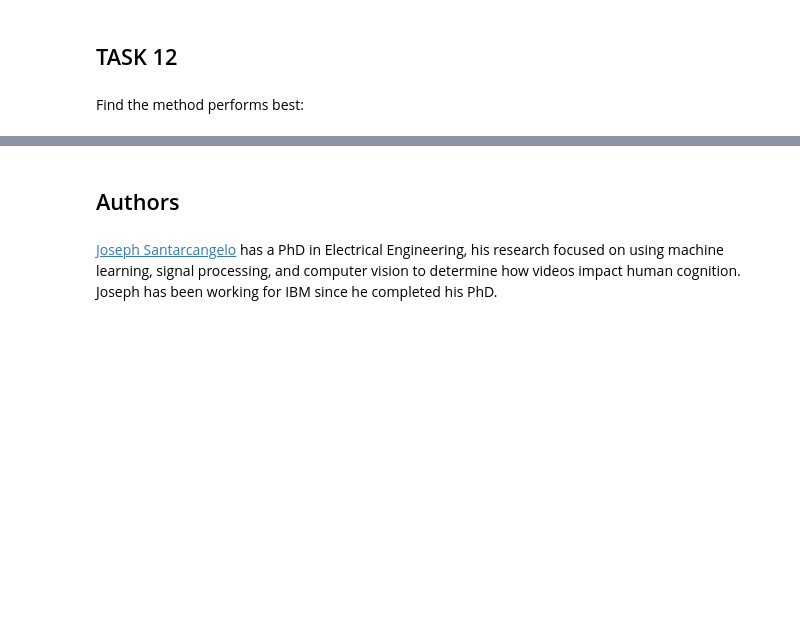
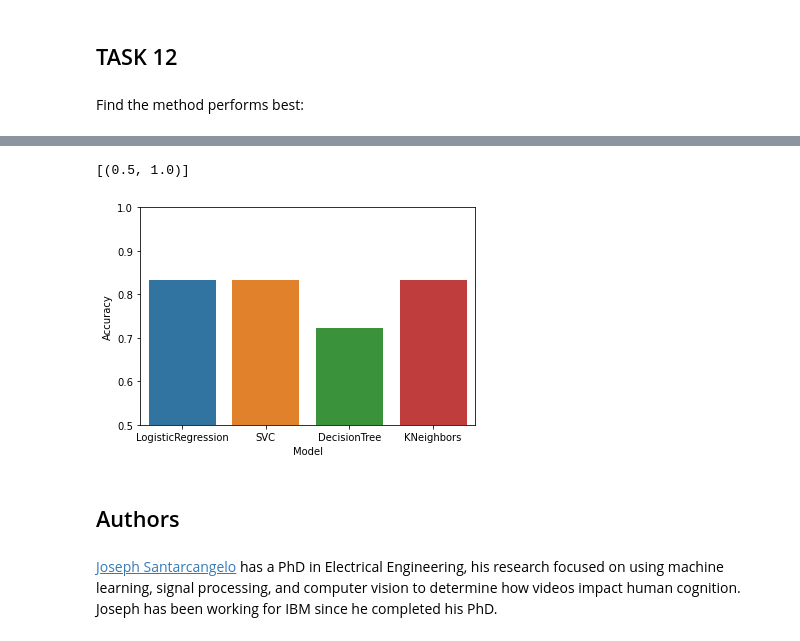
Before and after one commit to humorboy1003/Applied-Data-Science-Capstone, a Jupyter notebook: SpaceX_Machine Learning Prediction_Part_5.ipynb, the cells around one changed output, grey strips where cells are left out. Saved outputs shown, nothing was run; the diff lists cells and outputs as text; code cells hidden in the pictures; blank space fills up the shorter version.

```diff
--- a/SpaceX_Machine Learning Prediction_Part_5.ipynb
+++ b/SpaceX_Machine Learning Prediction_Part_5.ipynb
@@ -358,3 +358,8 @@ plot_confusion_matrix(Y_test,yhat)
 ## TASK  12
 # %% [markdown]
 Find the method performs best:
+# %%
+dA = {'Model': ['LogisticRegression', 'SVC', 'DecisionTree', 'KNeighbors'], 'Accuracy': [logreg_cv.score(X_test, Y_test), svm_cv.score(X_test, Y_test), tree_cv.score(X_test, Y_test), knn_cv.score(X_test, Y_test)]}
+# %%
+df_dA = pd.DataFrame(data=dA)
+df_dA
@@ -361,3 +372,10 @@ Find the method performs best:
+# %%
+import seaborn as sns
+sb=sns.barplot(x="Model", y="Accuracy", data=df_dA)
+sb.set(ylim=(0.5, 1.0))
+# %% [output]
+[(0.5, 1.0)]
+[figure, added]
 # %% [markdown]
 ## Authors
 # %% [markdown]
```
Also changed, not shown: parts of 7 cells of this notebook.
